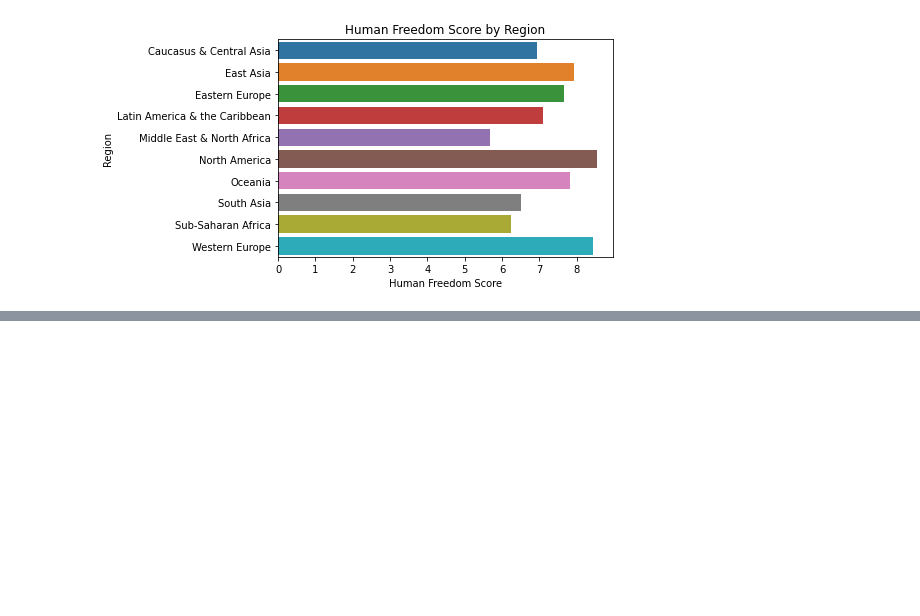
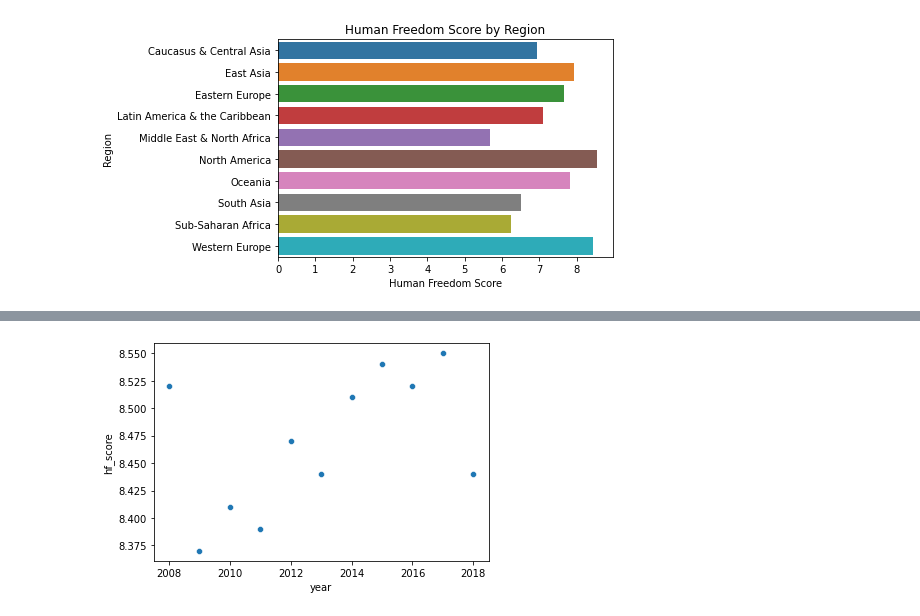
Before and after one commit to aroy2530/l2_demo_analysis, a Jupyter notebook: human_freedom_analysis.ipynb, the cells around one changed output, grey strips where cells are left out. Cells and saved outputs as stored; diff of their text form; code cells hidden in the pictures; blank space fills up the shorter version.

```diff
--- a/human_freedom_analysis.ipynb
+++ b/human_freedom_analysis.ipynb
@@ -99,0 +109,6 @@ data_US = data.loc[data['countries'] == 'United States']
+# %%
+# US freedom score over time - scatterplot
+
+ax = sns.scatterplot(x = 'year', y = 'hf_score', data=data_US)
+# %% [output]
+[figure, added]
```
Also changed, not shown: parts of 2 cells of this notebook.
